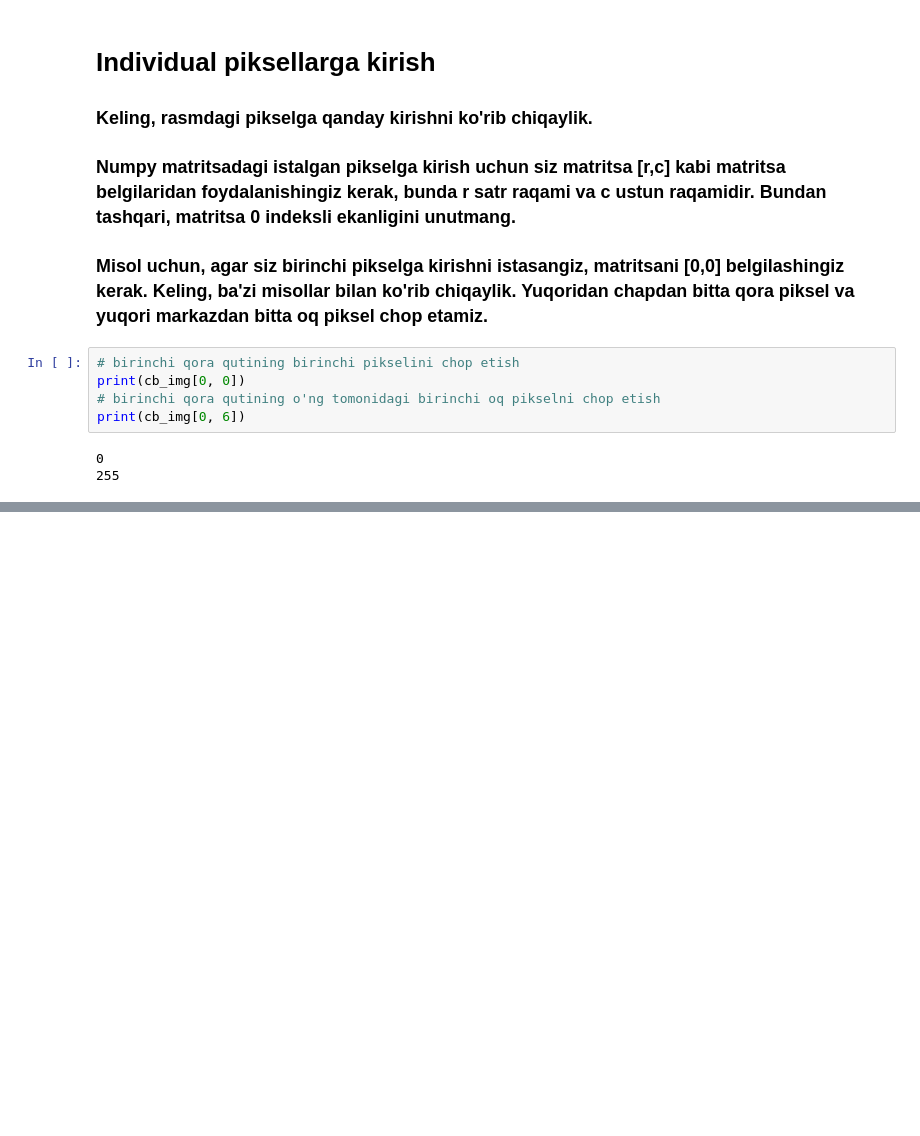
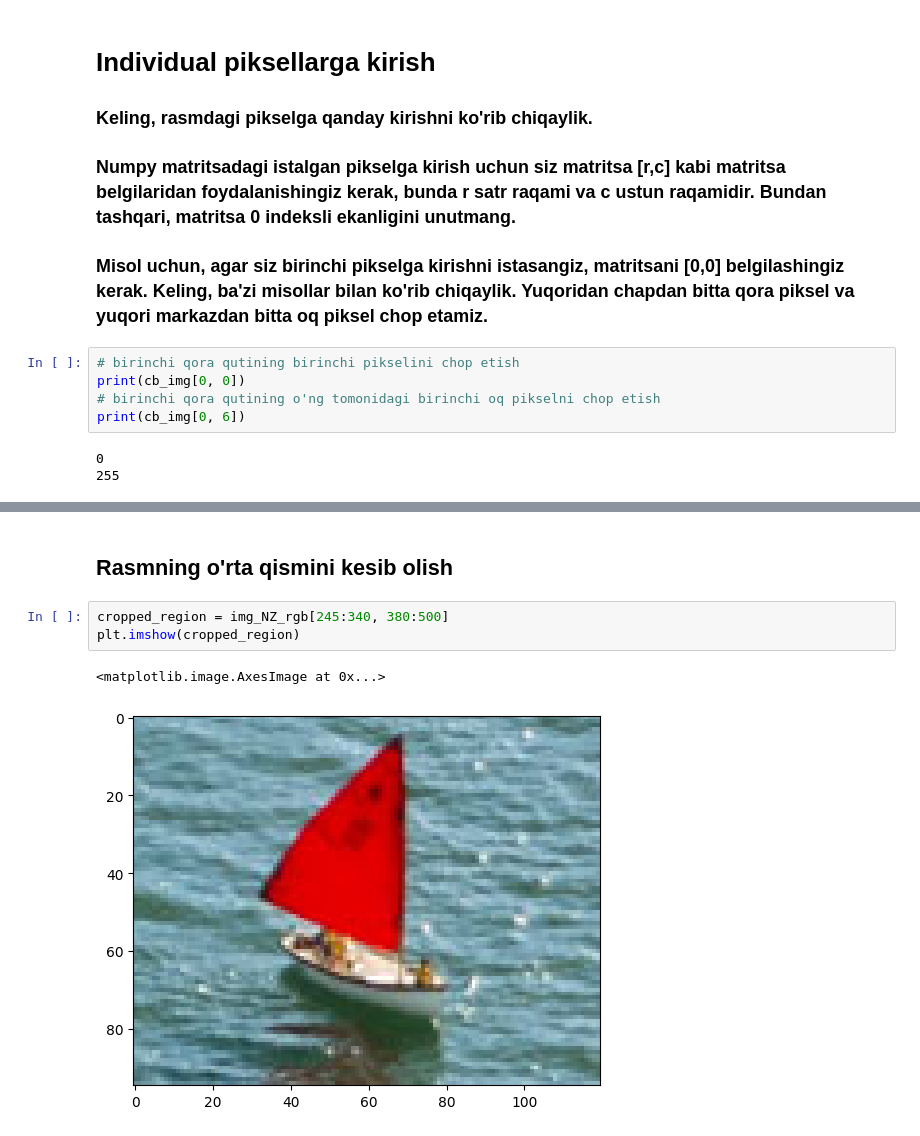
Before and after one commit to iMan0405/Portfolio_DT_vs_AI, a Jupyter notebook: Basic_Image_Manipulations_for_Study.ipynb, the cells around one changed output, grey strips where cells are left out. Cells and saved outputs as stored; diff of their text form; blank space fills up the shorter version.

```diff
--- a/Basic_Image_Manipulations_for_Study.ipynb
+++ b/Basic_Image_Manipulations_for_Study.ipynb
@@ -97,0 +159,8 @@ print(cb_img[0, 6])
+# %% [markdown]
+## Rasmning o'rta qismini kesib olish
+# %%
+cropped_region = img_NZ_rgb[245:340, 380:500]
+plt.imshow(cropped_region)
+# %% [output]
+<matplotlib.image.AxesImage at 0x...>
+[figure, added]
```
Also changed, not shown: parts of 4 cells of this notebook.
